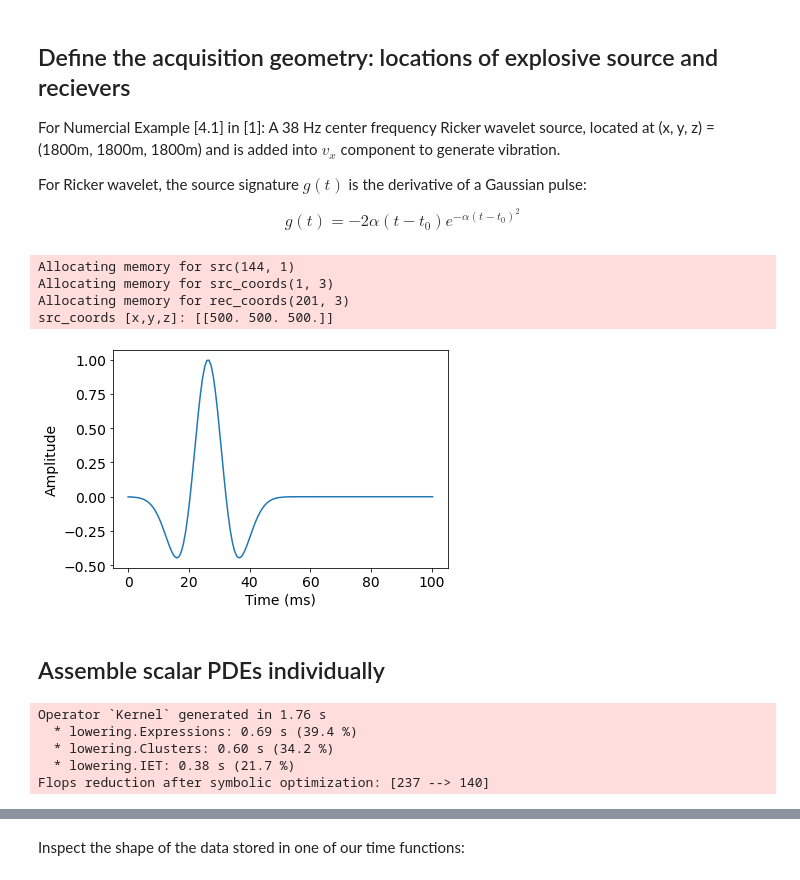
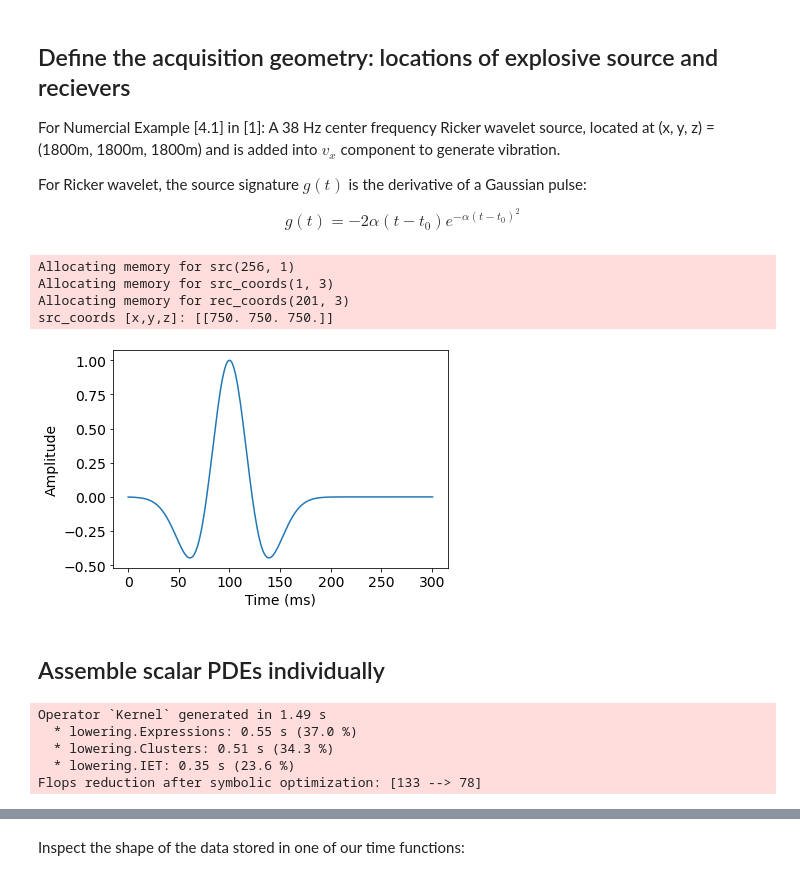
Before and after one commit to ckhimji/devito, a Jupyter notebook: examples/seismic/tutorials/12_elastic-vti.ipynb, the cells around one changed output, grey strips where cells are left out. Cells and saved outputs as stored; diff of their text form; code cells hidden in the pictures.

```diff
--- a/examples/seismic/tutorials/12_elastic-vti.ipynb
+++ b/examples/seismic/tutorials/12_elastic-vti.ipynb
@@ -90,11 +90,9 @@ configuration['log-level'] = 'DEBUG'
 ## Instantiate the Devito grid for a three dimensional problem
 define the grid the same as the 3D homogenous model described in 4.1. This still needs to be fixed below is a sample structure
 # %%
-# Define dimensions for the interior of the model
-#nx, ny, nz = 301, 301, 301
-#dx,dy,dz = 12.0, 12.0, 12.0          # Grid spacing in m
+# Define dimensions for the interior of the model - Setup equivalent to elastic notebook
 nx, ny, nz = 201, 201, 201
-dx,dy,dz = 5.0, 5.0, 5.0
+dx, dy, dz = 7.5, 7.5, 7.5          # Grid spacing in m
 shape = (nx, ny, nz)                 # Number of grid points
 spacing = (dx, dy, dz)               # Domain size is now 5 km by 5 km
 origin = (0., 0., 0.)                # Origin of coordinate system, specified in m.
@@ -102,28 +100,24 @@ extent = tuple([s*(n-1) for s, n in zip(spacing, shape)])
 
 #Thomsen's anisotropy parameters
 epsilon = 0.25
-delta = -0.10
-gamma = -0.05
+delta = 0.10
+gamma = 0.05
 
 #initial conditions
 npad = 0
-vp = 3.5 #km/s
-vs = 2.4 #km/s
-rho= 2.6 #kg/m**3
+vp = 2.0 #km/s
+vs = 1.0 #km/s
+rho= 1.8 #kg/m**3
 
-so = 4 #spatial order
+so = 2 #spatial order
 to = 1 #temporal order
 
 model = ModelElasticVTI(origin=origin, spacing = spacing, shape=shape, space_order=so,
 vp=vp, vs=vs, rho=rho, epsilon=epsilon, delta=delta, gamma=gamma, nbl=npad)
 
-print("shape;           ", shape)
-print("origin;          ", origin)
-print("spacing;         ", spacing)
-print("extent;          ", extent)
 print("")
-print("grid.shape;      ", model.grid.shape)
-print("grid.origin;     ", model.grid.origin)
-print("grid.spacing_map;", model.grid.spacing_map)
-print("grid.extent;     ", model.grid.extent)
+print("grid.shape:       ", model.grid.shape)
+print("grid.origin:      ", origin)
+print("grid.spacing_map: ", model.grid.spacing_map)
+print("grid.extent:      ", model.grid.extent)
 # %% [output]
@@ -159,10 +143,10 @@ s = model.grid.stepping_dim.spacing
 ## Define the simulation time range
 # %%
 t0 = 0.     # Simulation time start
-tn = 100.  # Simulation time end (1 second = 1000 msec)
+tn = 300.  # Simulation time end (1 second = 1000 msec)
 
-#dt = 1.2
-dt = model.critical_dt #CFL condition
+dt = 1.178511301977579 # time step in elastic notebook
+#dt = model.critical_dt #CFL condition
 
 time_range = TimeAxis(start=t0, stop=tn, step=dt)
 print("Time range: ", time_range)
@@ -178,28 +162,29 @@ For Ricker wavelet, the source signature $g(t)$ is the derivative of a Gaussian
 
 $$g(t) = -2 \alpha(t - t_0)e^{-\alpha(t-t_0)^2}$$
 # %%
-# Centered Source with 38 Hz center frequency
-fpeak = 0.038
+# Centered Source with 10 Hz center frequency
+fpeak = 0.010
 src = RickerSource(name='src', grid=model.grid, f0=fpeak, time_range=time_range)
+
 #src.coordinates.data[:] = np.array([1800., 1800., 1800.])
-src.coordinates.data[:] = np.array([500., 500., 500.])
+src.coordinates.data[:] = np.array([750., 750., 750.])
 
 # line of receivers along right edge of model
 ## this needs to be fixed later on to be in line with the paper
 rec = Receiver(name='rec', grid=model.grid, npoint=nz, time_range=time_range)
 rec.coordinates.data[:] = np.array([3600., 3600., 1800.])
 
 print("src_coords [x,y,z]:", src.coordinates.data)
 #print("rec_coords [x,y,z]:", rec.coordinates.data)
 
 #plot time signature to view wavelet
 src.show()
 # %% [output]
-Allocating memory for src(144, 1)
+Allocating memory for src(256, 1)
 Allocating memory for src_coords(1, 3)
 Allocating memory for rec_coords(201, 3)
-src_coords [x,y,z]: [[500. 500. 500.]]
+src_coords [x,y,z]: [[750. 750. 750.]]
-[figure, old version]
+[figure, new version]
 # %%
 # Create interpolation expression for receivers
 rec_term_no = rec.interpolate(expr=tau.forward)
@@ -254,11 +234,11 @@ stencil = [u_vx, u_vy, u_vz, u_txx, u_tyy, u_tzz, u_txz, u_tyz, u_txy]
 #Assemble the operator
 op_fwd = Operator(stencil + src_term, subs=model.spacing_map)
 # %% [output]
-Operator `Kernel` generated in 1.76 s
-  * lowering.Expressions: 0.69 s (39.4 %)
-  * lowering.Clusters: 0.60 s (34.2 %)
-  * lowering.IET: 0.38 s (21.7 %)
-Flops reduction after symbolic optimization: [237 --> 140]
+Operator `Kernel` generated in 1.49 s
+  * lowering.Expressions: 0.55 s (37.0 %)
+  * lowering.Clusters: 0.51 s (34.3 %)
+  * lowering.IET: 0.35 s (23.6 %)
+Flops reduction after symbolic optimization: [133 --> 78]
 # %%
 #Uncomment to Print generated c++ code
 #print(op_fwd)
```
Also changed, not shown: parts of 29 cells of this notebook.
